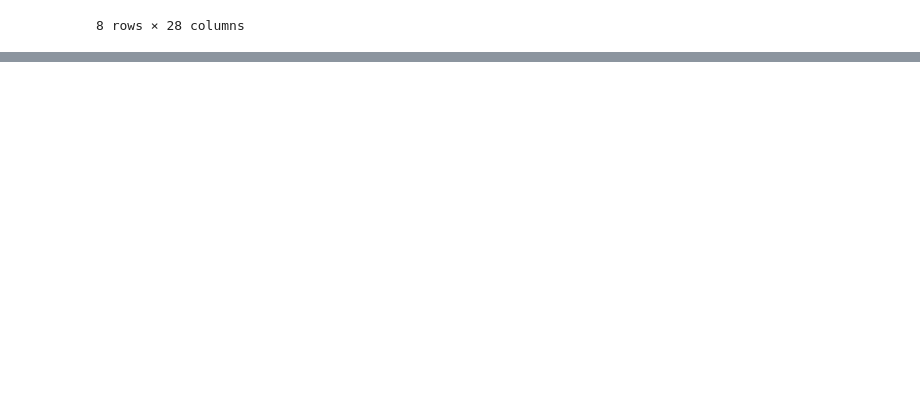
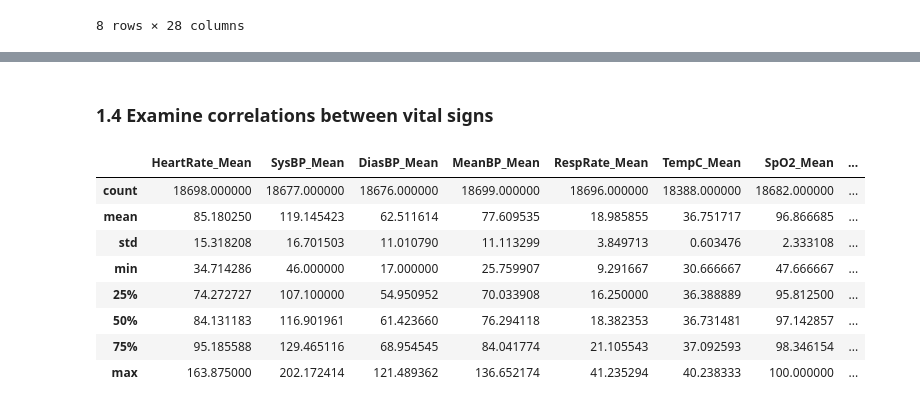
Before and after one commit to majoargote/ml_final_project, a Jupyter notebook: Argote_Mariajose_CML_2025.ipynb, the cells around one changed output, grey strips where cells are left out. Drawn from its saved outputs; the diff is of its cells as text; code cells hidden in the pictures; blank space fills up the shorter version.

```diff
--- a/Argote_Mariajose_CML_2025.ipynb
+++ b/Argote_Mariajose_CML_2025.ipynb
@@ -135,0 +275,19 @@ Columns with different dtypes: {}
+# %%
+#exploring those rows where vitals are missing
+
+# Count missing + present vitals per row
+n_vitals_missing  = train_model[vital_cols].isna().sum(axis=1)
+n_vitals_present  = train_model[vital_cols].notna().sum(axis=1)
+frac_vitals_missing = n_vitals_missing / len(vital_cols)
+
+# Quick sanity check:
+print(n_vitals_missing.value_counts().sort_index().head(30))
+print("Rows with 21 missing vitals:", (n_vitals_missing == 21).sum())
+
+mask_21_missing = (n_vitals_missing == 21)
+
+print("Mortality rate, 21-missing group:",
+    train_model.loc[mask_21_missing, target_col].mean().round(3))
+
+print("Mortality rate, others:",
+  train_model.loc[~mask_21_missing, target_col].mean().round(3))
@@ -135,0 +307,10 @@ Columns with different dtypes: {}
+# %%
+# Define threshold: drop rows with 21 or more missing vitals
+THRESH_MISSING_VITALS = 21
+
+mask_drop_extreme_vital_missing = (n_vitals_missing >= THRESH_MISSING_VITALS)
+
+print("Dropping rows with >= 21 missing vitals:",
+      mask_drop_extreme_vital_missing.mean().round(3), "of all rows")
+
+train_model_clean = train_model.loc[~mask_drop_extreme_vital_missing].copy()
@@ -135,0 +386,18 @@ Columns with different dtypes: {}
+# %% [markdown]
+### 1.4 Examine correlations between vital signs
+# %%
+vitals_present = [c for c in vital_cols if c in train_model_clean.columns]
+
+vital_means = [c for c in vitals_present if c.endswith("_Mean")]
+
+train_model_clean[vital_means].describe()
+# %% [output]
+|  | HeartRate_Mean | SysBP_Mean | DiasBP_Mean | MeanBP_Mean | RespRate_Mean | TempC_Mean | SpO2_Mean | ... |
+| count | 18698.000000 | 18677.000000 | 18676.000000 | 18699.000000 | 18696.000000 | 18388.000000 | 18682.000000 | ... |
+| mean | 85.180250 | 119.145423 | 62.511614 | 77.609535 | 18.985855 | 36.751717 | 96.866685 | ... |
+| std | 15.318208 | 16.701503 | 11.010790 | 11.113299 | 3.849713 | 0.603476 | 2.333108 | ... |
+| min | 34.714286 | 46.000000 | 17.000000 | 25.759907 | 9.291667 | 30.666667 | 47.666667 | ... |
+| 25% | 74.272727 | 107.100000 | 54.950952 | 70.033908 | 16.250000 | 36.388889 | 95.812500 | ... |
+| 50% | 84.131183 | 116.901961 | 61.423660 | 76.294118 | 18.382353 | 36.731481 | 97.142857 | ... |
+| 75% | 95.185588 | 129.465116 | 68.954545 | 84.041774 | 21.105543 | 37.092593 | 98.346154 | ... |
+| max | 163.875000 | 202.172414 | 121.489362 | 136.652174 | 41.235294 | 40.238333 | 100.000000 | ... |
```
Also changed, not shown: parts of 25 cells of this notebook, 5 other files.
